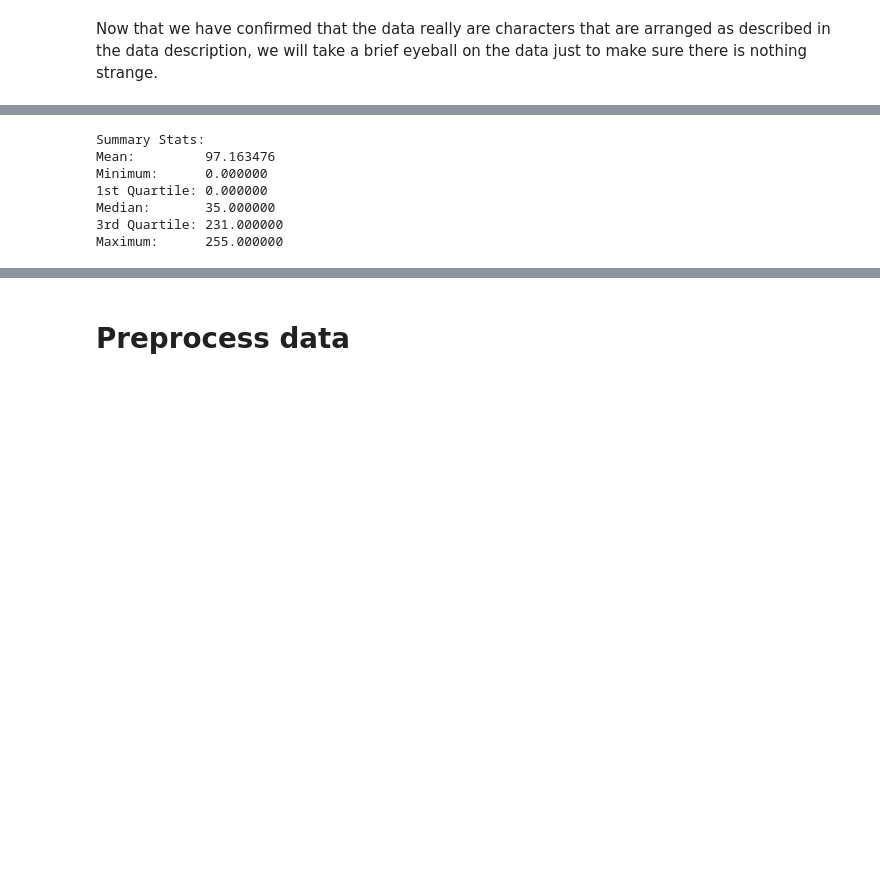
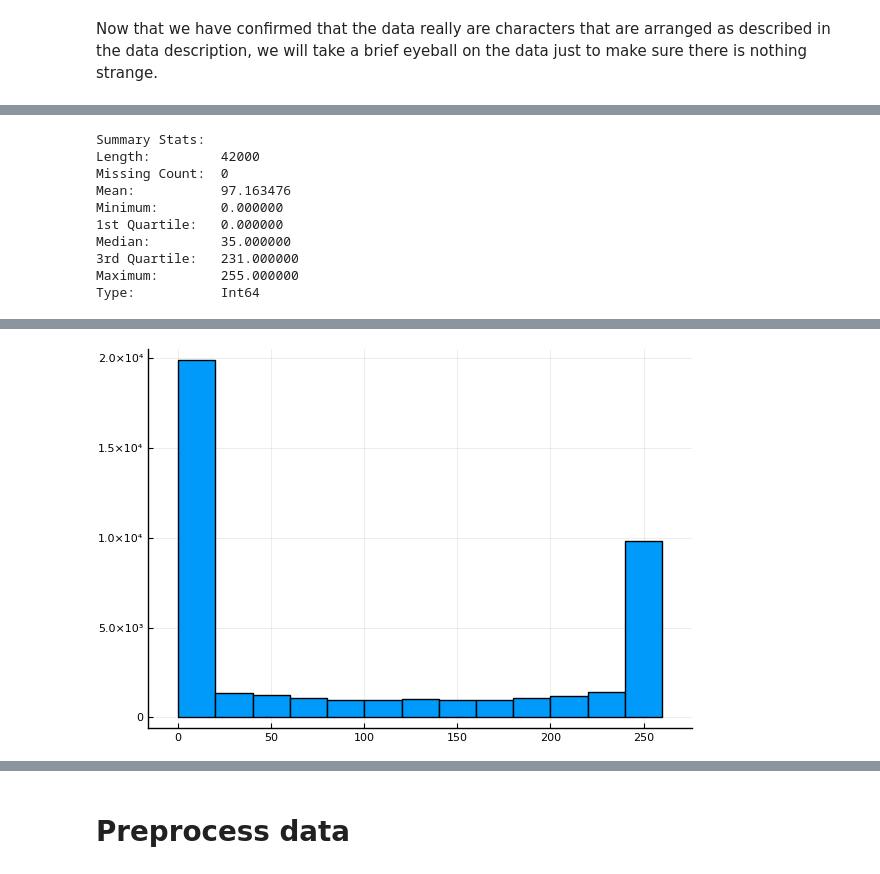
Before and after one commit to ultradian/julia_notebooks, a Jupyter notebook: mxnet/mnistMLP.ipynb, the cells around one changed output, grey strips where cells are left out. Cells and saved outputs as stored; diff of their text form; code cells hidden in the pictures; blank space fills up the shorter version.

```diff
--- a/mxnet/mnistMLP.ipynb
+++ b/mxnet/mnistMLP.ipynb
@@ -151,17 +177,20 @@ Maximum:      255.000000
 # %%
 # can also specify a column in a DataFrame with a Symbol
 # Symbols in Julia have a colon before them and are reserved when created (:pixel404)
-# I just just picked 404 because it is near the center for 28x28
-describe(train[:pixel404])
+# I just just picked 404 because it is near the center for 28x28cv
+describe(train[!, :pixel404])
 # %% [output]
 Summary Stats:
-Mean:         97.163476
-Minimum:      0.000000
-1st Quartile: 0.000000
-Median:       35.000000
-3rd Quartile: 231.000000
-Maximum:      255.000000
+Length:         42000
+Missing Count:  0
+Mean:           97.163476
+Minimum:        0.000000
+1st Quartile:   0.000000
+Median:         35.000000
+3rd Quartile:   231.000000
+Maximum:        255.000000
+Type:           Int64
 # %%
 # see the distribution of values in that column
-histogram(train[:pixel404])
+histogram(train[!, :pixel404], bins=20)
 # %% [output]
@@ -169,2 +197,3 @@ histogram(train[:pixel404])
+[figure, added]
 # %%
 # a point a little more to the edge has a lot more zeros
```
Also changed, not shown: parts of 26 cells of this notebook, 27 other files.
